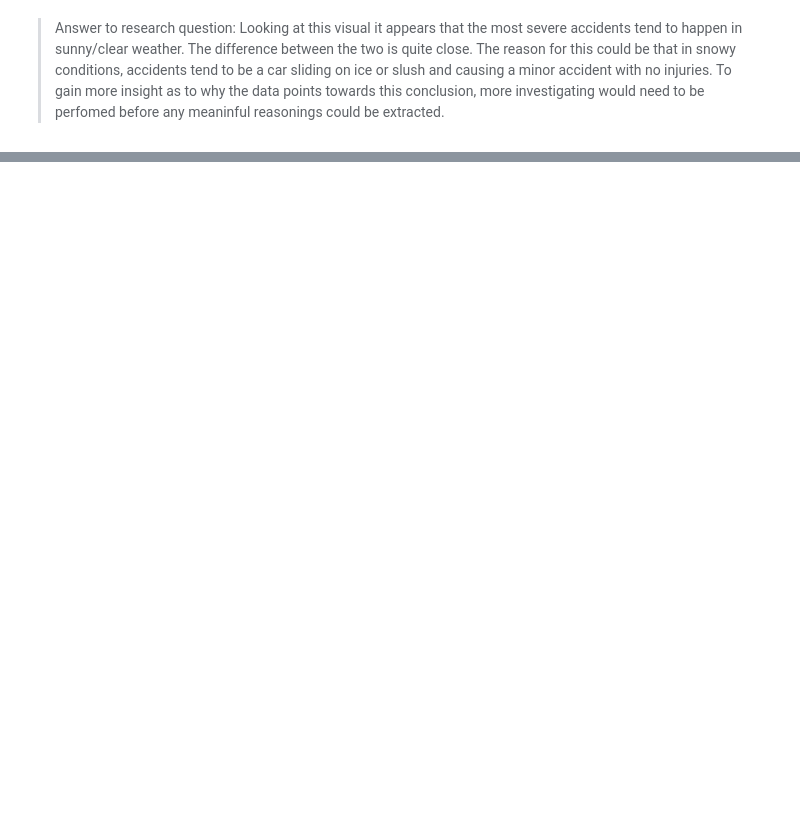
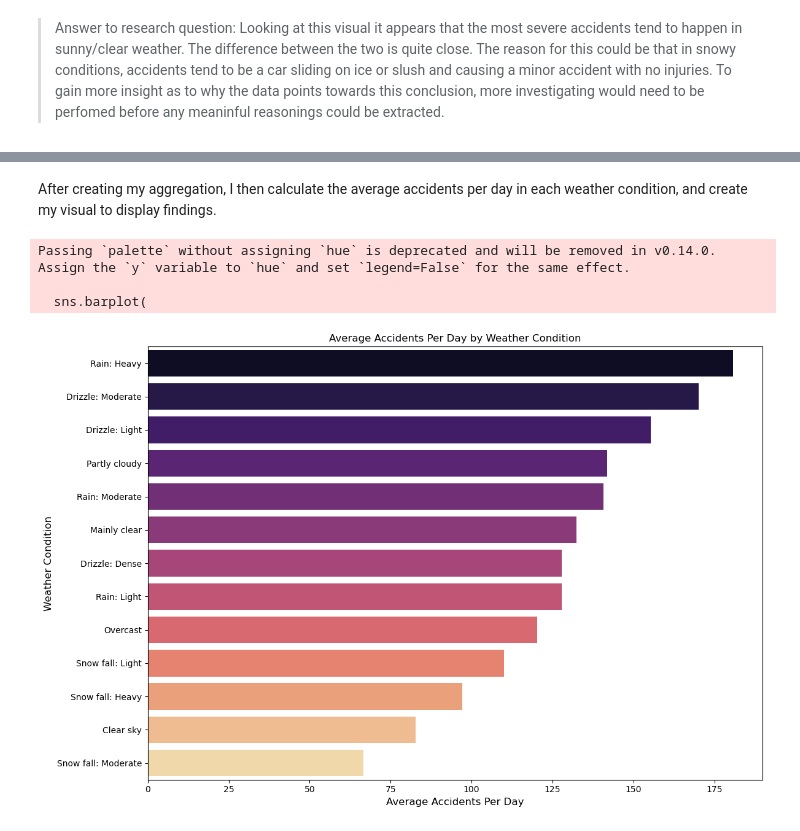
Before and after one commit to aha2270/Weather-Impact-on-Traffic-Accidents-NYC, a Jupyter notebook: Weather-Impact-Analysis.ipynb, the cells around one changed output, grey strips where cells are left out. Drawn from its saved outputs; the diff is of its cells as text; code cells hidden in the pictures; blank space fills up the shorter version.

Commit message:
Created Visuals Displaying All Weather Data

```diff
--- a/Weather-Impact-Analysis.ipynb
+++ b/Weather-Impact-Analysis.ipynb
@@ -825,0 +833,13 @@ Passing `palette` without assigning `hue` is deprecated and will be removed in v
+# %%
+# First, ensure you have the 'CRASH DATE ONLY' column
+if 'CRASH DATE ONLY' not in merged_df.columns:
+    merged_df['CRASH DATE ONLY'] = merged_df['CRASH DATETIME'].dt.date
+
+# Now, run the aggregation to get the necessary counts
+all_weather_analysis = merged_df.groupby('Weather Description').agg(
+    Total_Accidents=('COLLISION_ID', 'count'),
+    Number_of_Unique_Days=('CRASH DATE ONLY', 'nunique')
+).reset_index()
+
+# Display the result
+print(all_weather_analysis.to_string())
@@ -825,0 +861,26 @@ Passing `palette` without assigning `hue` is deprecated and will be removed in v
+# %% [markdown]
+After creating my aggregation, I then calculate the average accidents per day in each weather condition, and create my visual to display findings.
+# %%
+# Calculate normalized metrics
+all_weather_analysis['Accidents_Per_Day'] = all_weather_analysis['Total_Accidents'] / all_weather_analysis['Number_of_Unique_Days']
+
+# Sort Results
+all_weather_analysis = all_weather_analysis.sort_values(by="Accidents_Per_Day", ascending=False)
+
+# Create bar chart
+plt.figure(figsize= (12, 8))
+sns.barplot(
+    x = "Accidents_Per_Day",
+    y = "Weather Description",
+    data = all_weather_analysis,
+    palette = "magma"
+)
+plt.title("Average Accidents Per Day by Weather Condition", fontsize=12)
+plt.xlabel("Average Accidents Per Day", fontsize= 12)
+plt.ylabel("Weather Condition", fontsize= 12)
+plt.tight_layout()
+# %% [output]
+Passing `palette` without assigning `hue` is deprecated and will be removed in v0.14.0. Assign the `y` variable to `hue` and set `legend=False` for the same effect.
+
+  sns.barplot(
+[figure, added]
```
Also changed, not shown: parts of 26 cells of this notebook.
